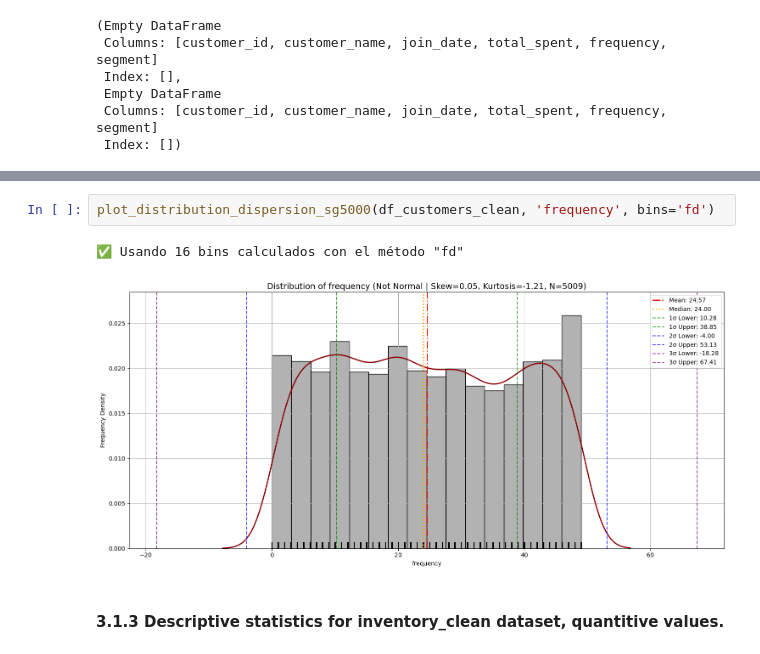
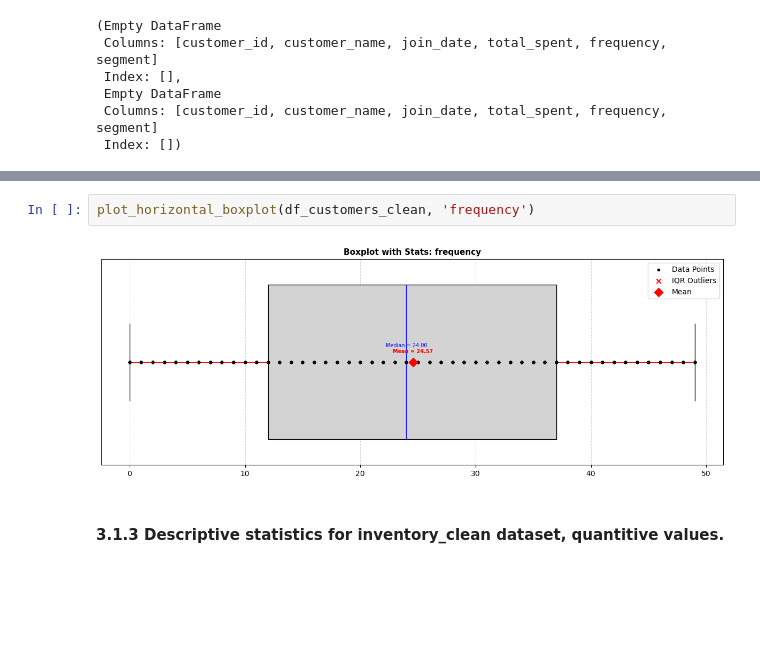
Before and after one commit to LuisPastranaLemus/P_20250706_Grocery_Store, a Jupyter notebook: notebooks/03_eda_name_analysis.ipynb, the cells around one changed output, grey strips where cells are left out. Saved outputs shown, nothing was run; the diff lists cells and outputs as text; blank space fills up the shorter version.

```diff
--- a/notebooks/03_eda_name_analysis.ipynb
+++ b/notebooks/03_eda_name_analysis.ipynb
@@ -379,8 +396,7 @@ plot_distribution_dispersion_sg5000(df_customers_clean, 'total_spent', bins='fd'
 # %%
-plot_distribution_dispersion_sg5000(df_customers_clean, 'frequency', bins='fd')
+plot_horizontal_boxplot(df_customers_clean, 'frequency')
 # %% [output]
-✅ Usando 16 bins calculados con el método "fd"
-[figure, old version]
+[figure, new version]
 # %% [markdown]
 #### 3.1.3 Descriptive statistics for inventory_clean dataset, quantitive values.
 # %% [markdown]
```
Also changed, not shown: parts of 36 cells of this notebook, 2 other files.
